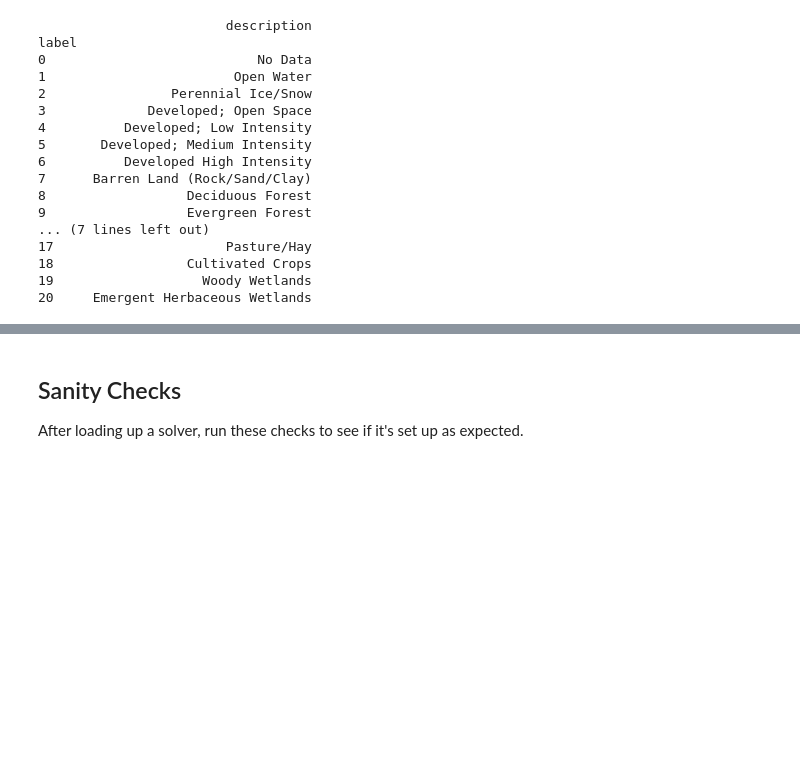
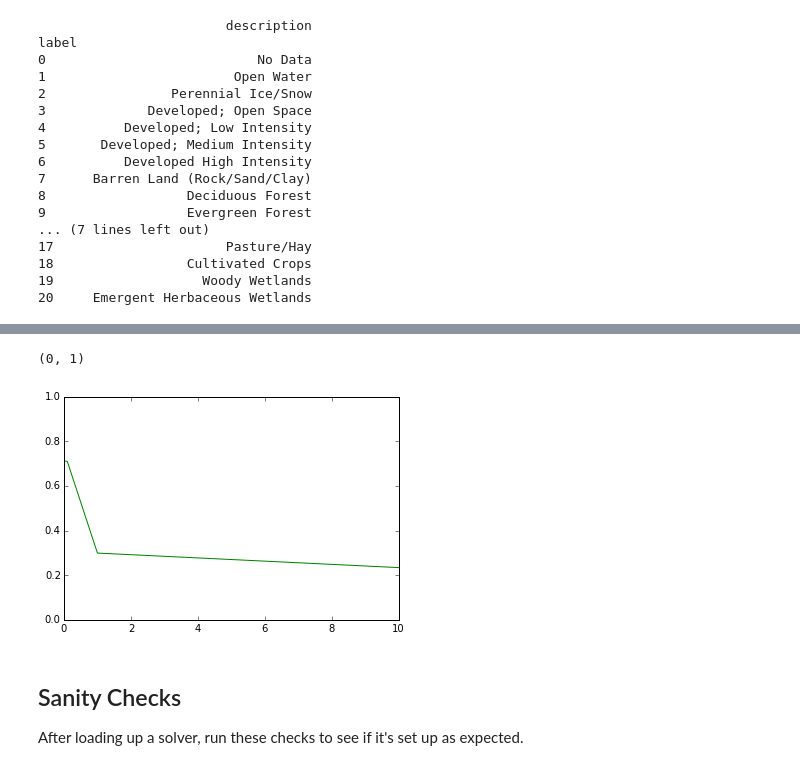
Before and after one commit to anandthakker/learnsat, a Jupyter notebook: finetune_alexnet.ipynb, the cells around one changed output, grey strips where cells are left out. Cells and saved outputs as stored; diff of their text form; code cells hidden in the pictures; blank space fills up the shorter version.

```diff
--- a/finetune_alexnet.ipynb
+++ b/finetune_alexnet.ipynb
@@ -279,3 +275,13 @@ pass
+# %%
+fig, ax = subplots()
+losses = [res[4][-1] for res in results]
+accuracy = [res[8][-1] for res in results]
+lambs = [res[0]['weight_decay'] for res in results]
+ax.plot(lambs, accuracy, 'g')
+ax.set_ylim((0, 1))
+# %% [output]
+(0, 1)
+[figure, added]
 # %%
 labels = classes.index.tolist()
 descriptions = classes.description.tolist()
```
Also changed, not shown: parts of 9 cells of this notebook, 2 other files.
